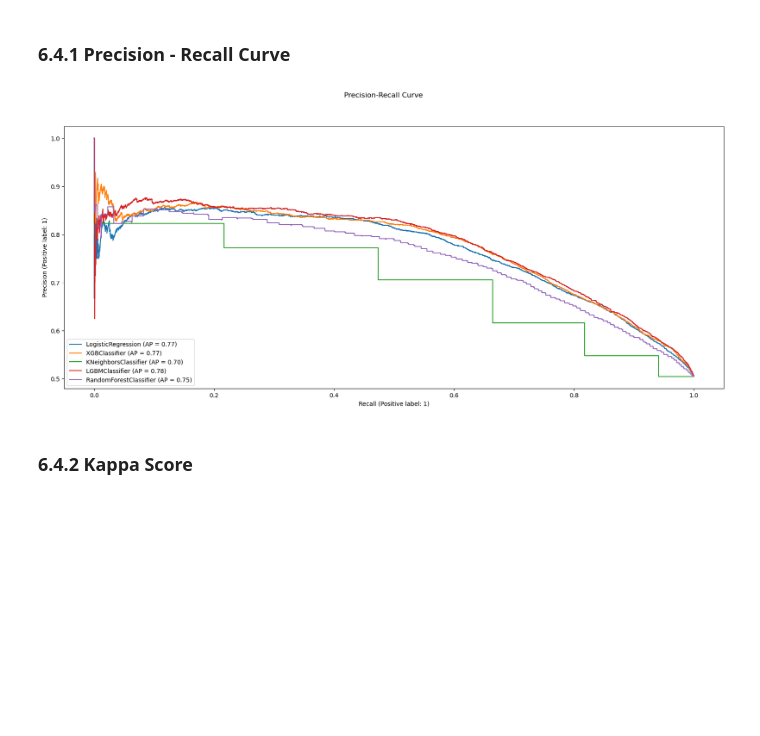
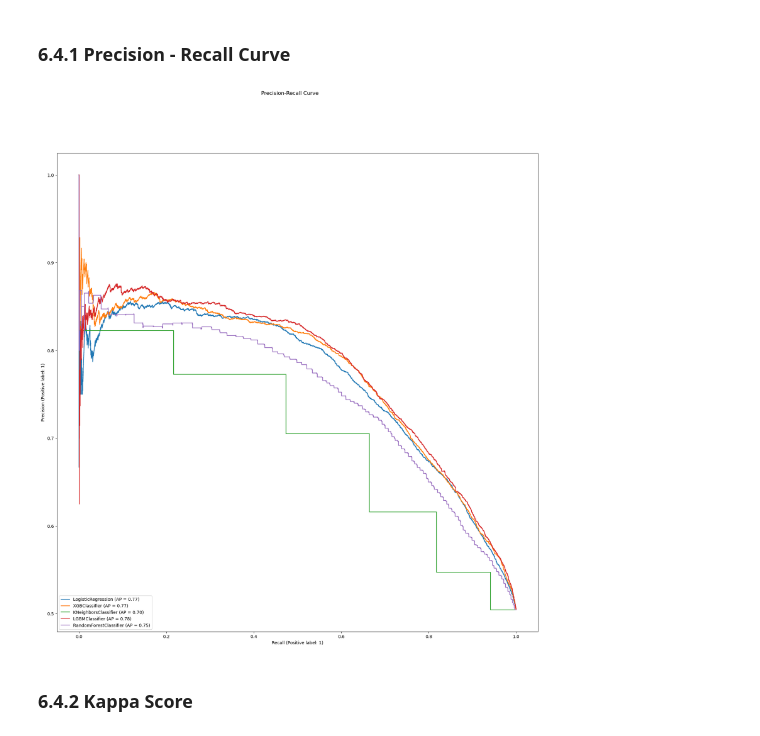
Before and after one commit to marcosbertochi/cardio-disease-classification, a Jupyter notebook: cardio-disease-classification-v2.ipynb, the cells around one changed output. Cells and saved outputs as stored; diff of their text form; code cells hidden in the pictures; blank space fills up the shorter version.

```diff
--- a/cardio-disease-classification-v2.ipynb
+++ b/cardio-disease-classification-v2.ipynb
@@ -1112,14 +1142,14 @@ array([0.69997654, 0.70711297, 0.68952381, 0.70680256, 0.71129904,
 # %%
 fig = plot_precision_recall_curve(lr, X_val_scaled, y_val)
 fig = plot_precision_recall_curve(xgb, X_val_scaled, y_val, ax=fig.ax_)
 fig = plot_precision_recall_curve(knn, X_val_scaled, y_val,ax=fig.ax_)
 fig = plot_precision_recall_curve(lgbm, X_val_scaled, y_val,ax=fig.ax_)
 fig = plot_precision_recall_curve(rf, X_val_scaled, y_val,ax=fig.ax_)
 
 fig.figure_.suptitle('Precision-Recall Curve')
-fig.figure_.set_size_inches(20,8);
+fig.figure_.set_size_inches(20,20);
 # %% [output]
-[figure, old version]
+[figure, new version]
 # %% [markdown]
 ### 6.4.2 Kappa Score
 # %%
```
Also changed, not shown: parts of 42 cells of this notebook.
